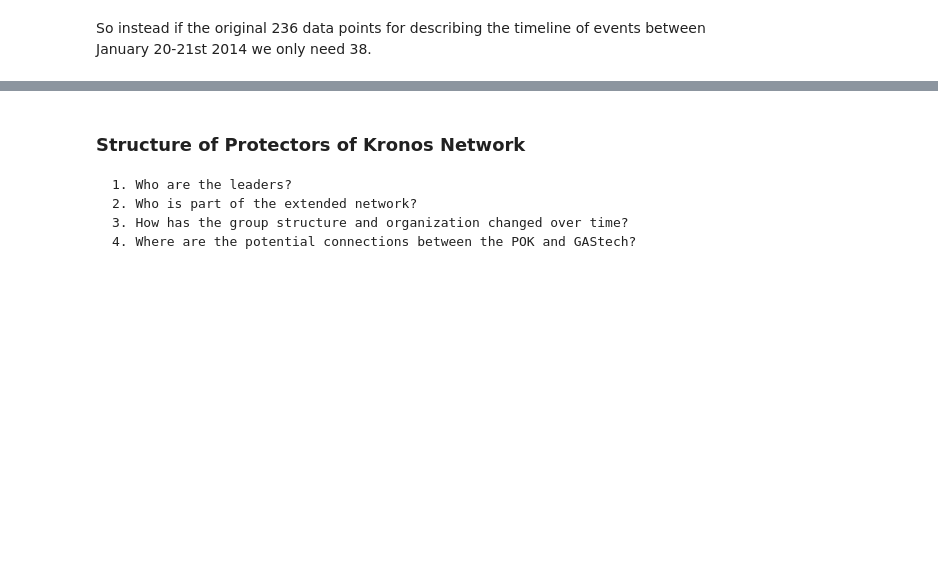
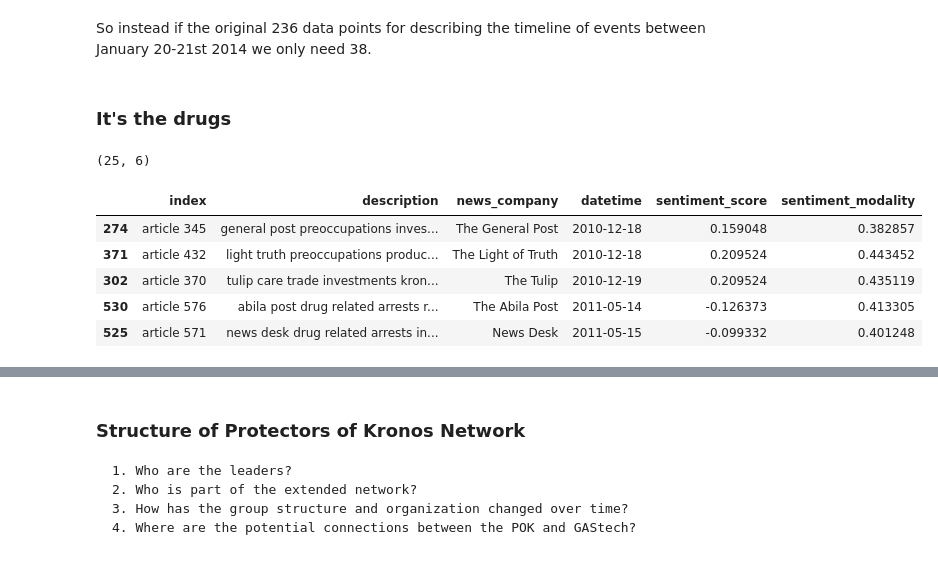
Before and after one commit to hypothetical-lemon/COMP4449-capstone, a Jupyter notebook: final/KronosKidnapping/heather_lemon_final_kidnappingreport.ipynb, the cells around one changed output, grey strips where cells are left out. Drawn from its saved outputs; the diff is of its cells as text; code cells hidden in the pictures; blank space fills up the shorter version.

```diff
--- a/final/KronosKidnapping/heather_lemon_final_kidnappingreport.ipynb
+++ b/final/KronosKidnapping/heather_lemon_final_kidnappingreport.ipynb
@@ -1008,0 +1040,14 @@ So instead if the original 236 data points for describing the timeline of events
+# %% [markdown]
+### It's the drugs
+# %%
+drug_news = articles_df.query("description.str.contains('drug')", engine='python', inplace=False)
+print(drug_news.shape)
+drug_news.head()
+# %% [output]
+(25, 6)
+|  | index | description | news_company | datetime | sentiment_score | sentiment_modality |
+| 274 | article 345 | general post preoccupations inves... | The General Post | 2010-12-18 | 0.159048 | 0.382857 |
+| 371 | article 432 | light truth preoccupations produc... | The Light of Truth | 2010-12-18 | 0.209524 | 0.443452 |
+| 302 | article 370 | tulip care trade investments kron... | The Tulip | 2010-12-19 | 0.209524 | 0.435119 |
+| 530 | article 576 | abila post drug related arrests r... | The Abila Post | 2011-05-14 | -0.126373 | 0.413305 |
+| 525 | article 571 | news desk drug related arrests in... | News Desk | 2011-05-15 | -0.099332 | 0.401248 |
```
Also changed, not shown: parts of 23 cells of this notebook.
